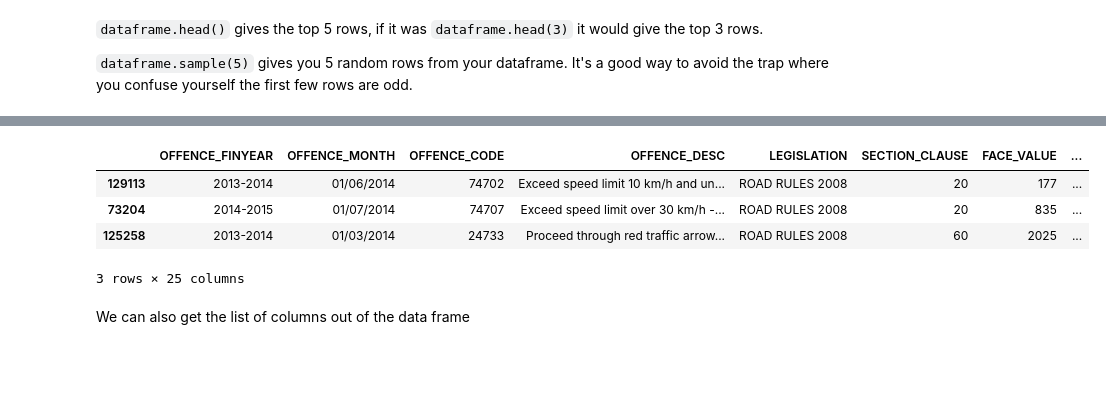
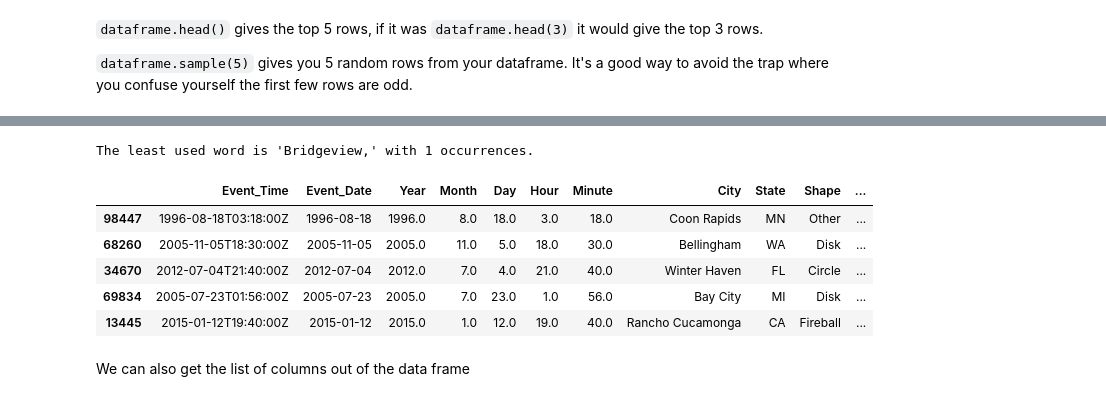
Before and after one commit to sevinafeb/data_project_2023, a Jupyter notebook: basic_pandas.ipynb, the cells around one changed output, grey strips where cells are left out. Saved outputs shown, nothing was run; the diff lists cells and outputs as text; code cells hidden in the pictures; blank space fills up the shorter version.

```diff
--- a/basic_pandas.ipynb
+++ b/basic_pandas.ipynb
@@ -42,0 +30,5 @@ done
+# %%
+filepath = "nuforc_events.csv"
+
+ufo_df = pd.read_csv("nuforc_events.csv")
+print("done")
@@ -57,10 +359,22 @@ penalty_data.head()
+# %%
+from collections import Counter
+
+all_summaries = ' '.join(data['Summary'].dropna())
+words = all_summaries.split()
+word_counts = Counter(words)
+least_used_word = min(word_counts, key=word_counts.get)
+
+print(f"The least used word is '{least_used_word}' with {word_counts[least_used_word]} occurrences.")
+# %% [output]
+The least used word is 'Bridgeview,' with 1 occurrences.
 # %%
-penalty_data.sample(5)
+ufo_df.sample(5)
 # %% [output]
-|  | OFFENCE_FINYEAR | OFFENCE_MONTH | OFFENCE_CODE | OFFENCE_DESC | LEGISLATION | SECTION_CLAUSE | FACE_VALUE | ... |
-| 129113 | 2013-2014 | 01/06/2014 | 74702 | Exceed speed limit 10 km/h and un... | ROAD RULES 2008 | 20 | 177 | ... |
-| 73204 | 2014-2015 | 01/07/2014 | 74707 | Exceed speed limit over 30 km/h -... | ROAD RULES 2008 | 20 | 835 | ... |
-| 125258 | 2013-2014 | 01/03/2014 | 24733 | Proceed through red traffic arrow... | ROAD RULES 2008 | 60 | 2025 | ... |
+|  | Event_Time | Event_Date | Year | Month | Day | Hour | Minute | City | State | Shape | ... |
+| 98447 | 1996-08-18T03:18:00Z | 1996-08-18 | 1996.0 | 8.0 | 18.0 | 3.0 | 18.0 | Coon Rapids | MN | Other | ... |
+| 68260 | 2005-11-05T18:30:00Z | 2005-11-05 | 2005.0 | 11.0 | 5.0 | 18.0 | 30.0 | Bellingham | WA | Disk | ... |
+| 34670 | 2012-07-04T21:40:00Z | 2012-07-04 | 2012.0 | 7.0 | 4.0 | 21.0 | 40.0 | Winter Haven | FL | Circle | ... |
+| 69834 | 2005-07-23T01:56:00Z | 2005-07-23 | 2005.0 | 7.0 | 23.0 | 1.0 | 56.0 | Bay City | MI | Disk | ... |
+| 13445 | 2015-01-12T19:40:00Z | 2015-01-12 | 2015.0 | 1.0 | 12.0 | 19.0 | 40.0 | Rancho Cucamonga | CA | Fireball | ... |
-3 rows × 25 columns
 # %% [markdown]
 We can also get the list of columns out of the data frame
```
Also changed, not shown: parts of 110 cells of this notebook, 6 other files.
